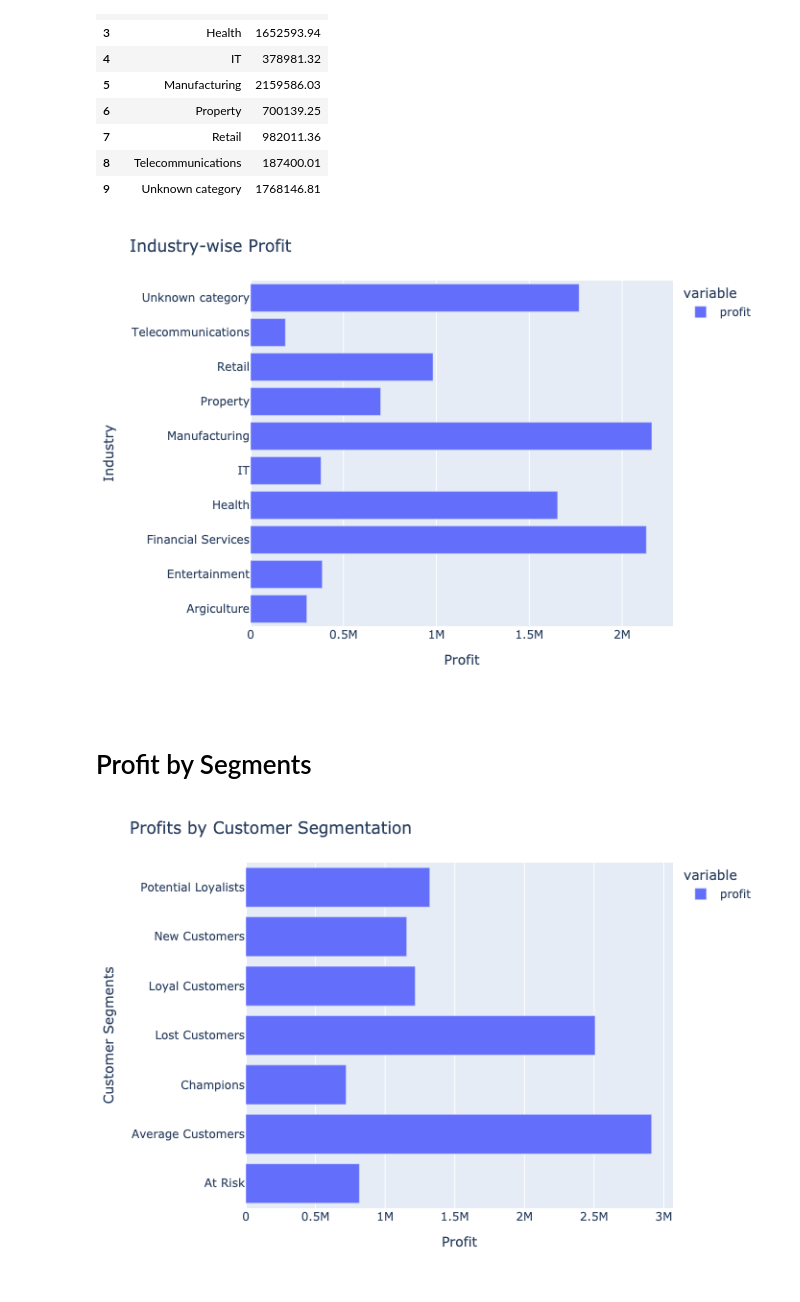
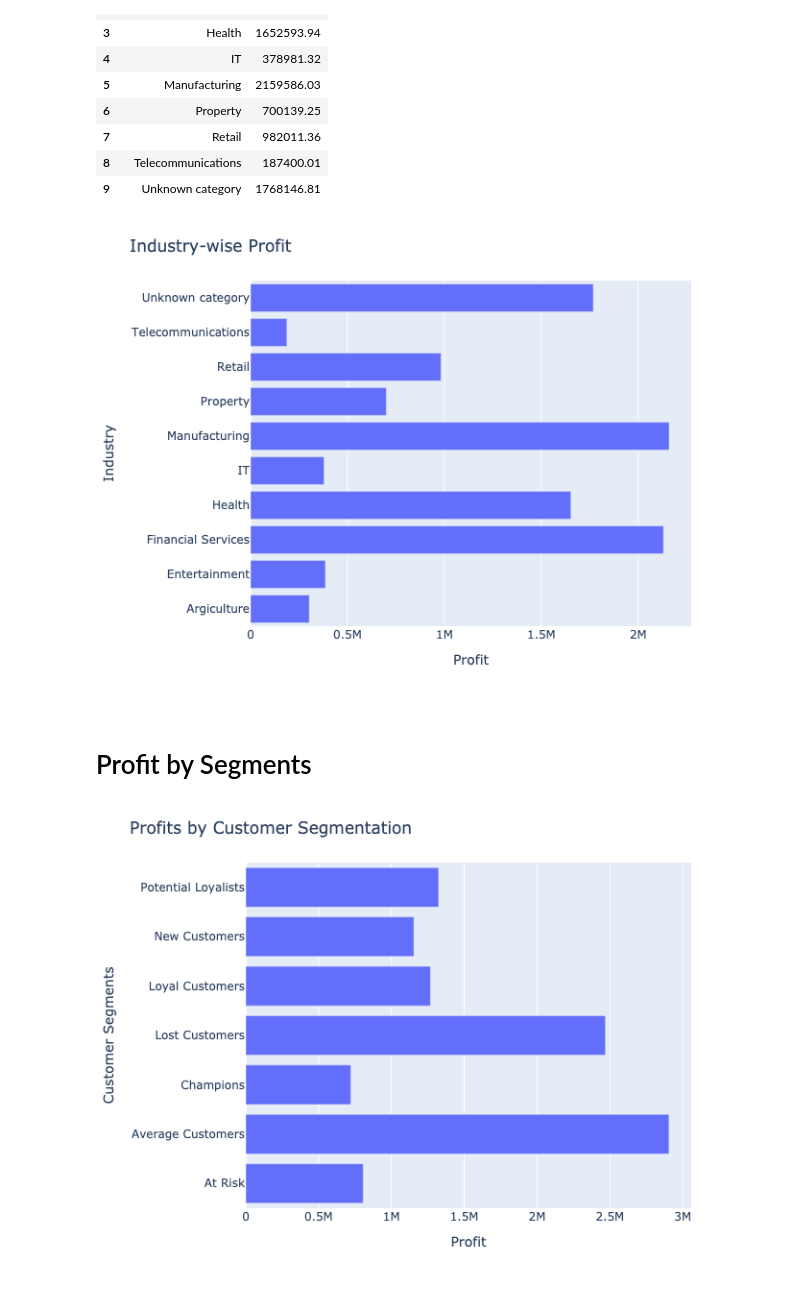
Before and after one commit to tanu-khanuja/customer_segmentation, a Jupyter notebook: notebooks/combined_data_analysis.ipynb, the cells around one changed output. Cells and saved outputs as stored; diff of their text form; code cells hidden in the pictures.

```diff
--- a/notebooks/combined_data_analysis.ipynb
+++ b/notebooks/combined_data_analysis.ipynb
@@ -531,9 +471,10 @@ data = pd.DataFrame(profit_by_industry)
 
 fig = px.bar(profit_by_industry, orientation='h')
 fig.update_layout(
-    xaxis_title = 'Profit',
-    yaxis_title = 'Industry',
-    title = 'Industry-wise Profit'
+    xaxis_title= 'Profit',
+    yaxis_title= 'Industry',
+    title= 'Industry-wise Profit',
+    showlegend= False
 )
 # fig.show()
 
@@ -544,7 +485,7 @@ pio.write_image(fig, 'profits_by_industry.png')
 
 Image('profits_by_industry.png')
 # %% [output]
-[figure, old version]
+[figure, new version]
 # %% [markdown]
 # Profit by Segments
 # %%
@@ -552,18 +493,19 @@ segmentwise_profit = rfm_updated.groupby('Segment').agg({'profit':'sum'})
 # %%
 # Plot
 fig = px.bar(segmentwise_profit, orientation='h')
 fig.update_layout(
-    xaxis_title = 'Profit',
-    yaxis_title = 'Customer Segments',
-    title = 'Profits by Customer Segmentation'
+    xaxis_title= 'Profit',
+    yaxis_title= 'Customer Segments',
+    title= 'Profits by Customer Segmentation',
+    showlegend= False
 )
 # fig.show()
 
 # Save the figure as a static image
 pio.write_image(fig, 'profits_by_segments.png')
 
 # Display the image in the notebook
 
 Image('profits_by_segments.png')
 # %% [output]
-[figure, old version]
+[figure, new version]
```
Also changed, not shown: parts of 19 cells of this notebook, 31 other files.
